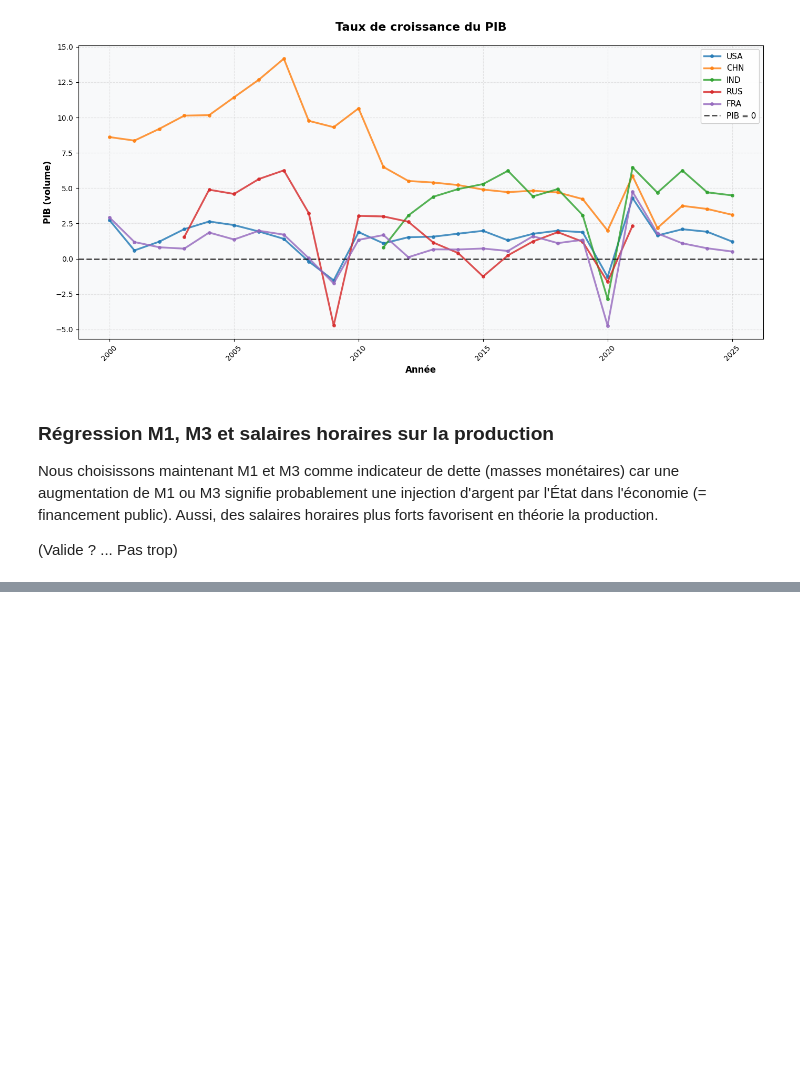
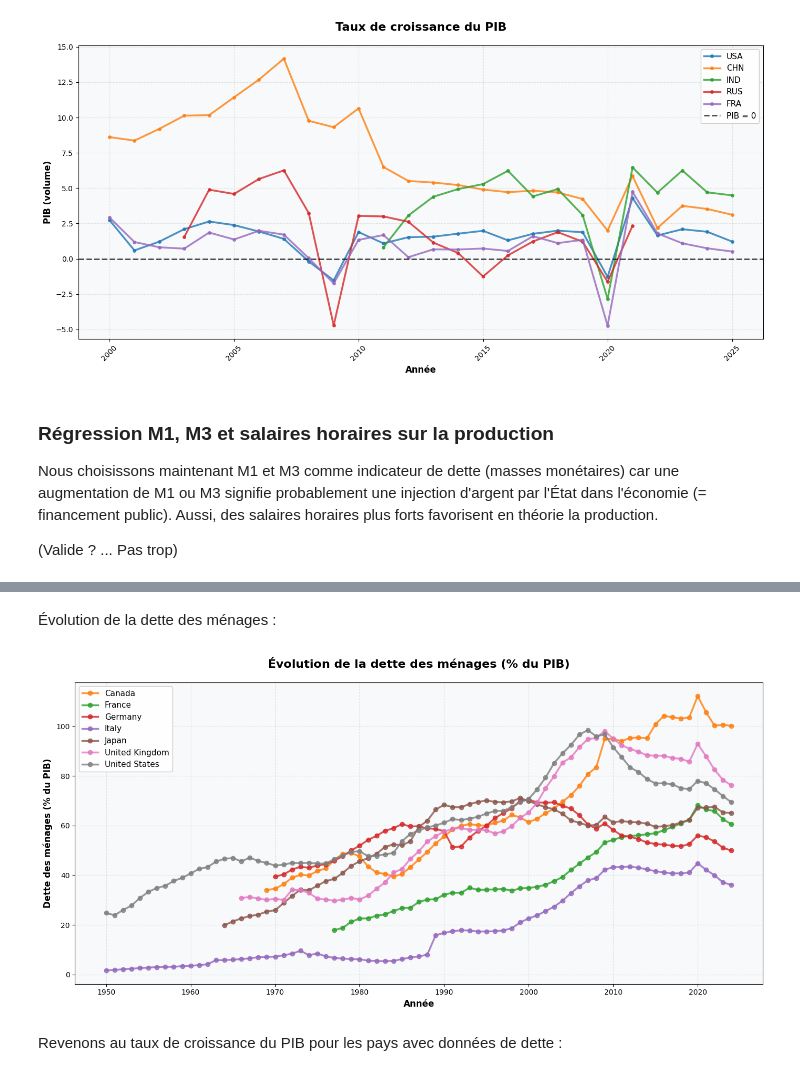
Before and after one commit to yanislarre/statapp, a Jupyter notebook: main.ipynb, the cells around one changed output, grey strips where cells are left out. Drawn from its saved outputs; the diff is of its cells as text; code cells hidden in the pictures; blank space fills up the shorter version.

```diff
--- a/main.ipynb
+++ b/main.ipynb
@@ -219,0 +335,8 @@ NameError: name 'pd' is not defined
+# %% [markdown]
+Évolution de la dette des ménages :
+# %%
+data_vis.dette_menages(df_debt_household)
+# %% [output]
+[figure, added]
+# %% [markdown]
+Revenons au taux de croissance du PIB pour les pays avec données de dette :
```
Also changed, not shown: parts of 21 cells of this notebook, 4 other files.
